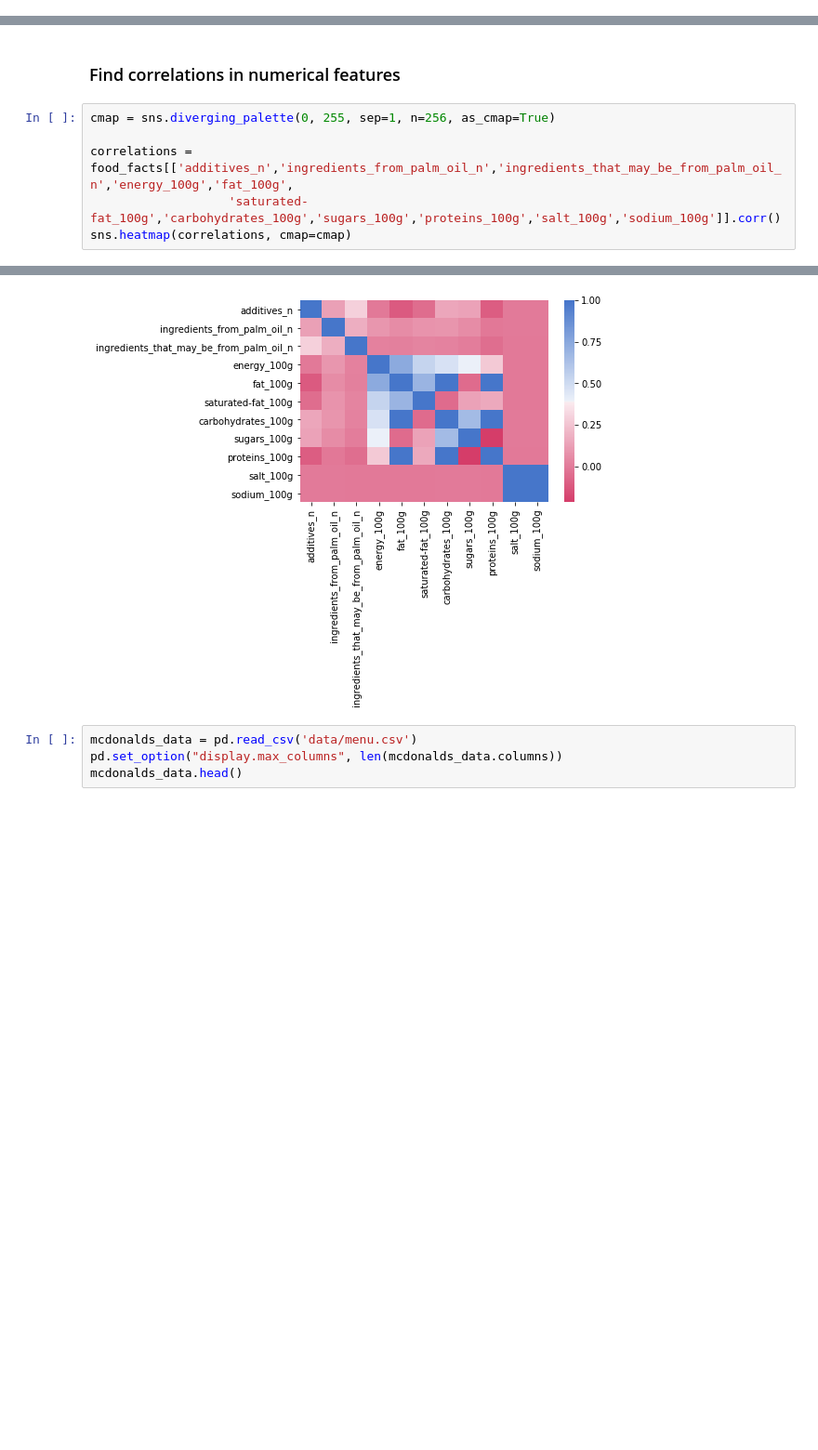
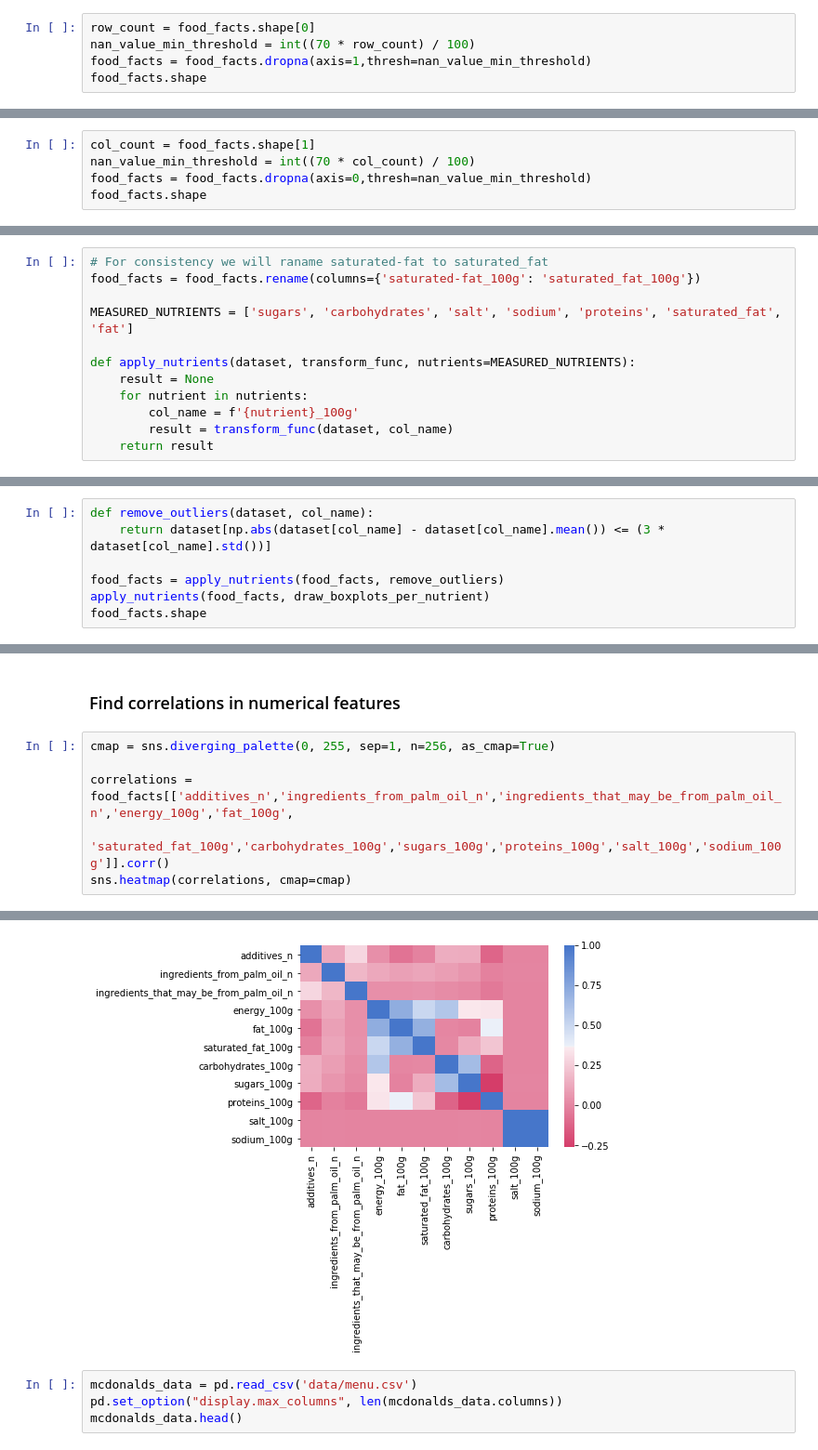
Before and after one commit to powerslider/ai_softuni, a Jupyter notebook: 02_Data_Science/Exam/EDA-Nutrient-Content-Consumption.ipynb, the cells around one changed output, grey strips where cells are left out. Shown at 93% size. Drawn from its saved outputs; the diff is of its cells as text; blank space fills up the shorter version.

```diff
--- a/02_Data_Science/Exam/EDA-Nutrient-Content-Consumption.ipynb
+++ b/02_Data_Science/Exam/EDA-Nutrient-Content-Consumption.ipynb
@@ -55,0 +80,5 @@ list(food_facts.columns)
+# %%
+row_count = food_facts.shape[0]
+nan_value_min_threshold = int((70 * row_count) / 100)
+food_facts = food_facts.dropna(axis=1,thresh=nan_value_min_threshold)
+food_facts.shape
@@ -55,0 +109,5 @@ list(food_facts.columns)
+# %%
+col_count = food_facts.shape[1]
+nan_value_min_threshold = int((70 * col_count) / 100)
+food_facts = food_facts.dropna(axis=0,thresh=nan_value_min_threshold)
+food_facts.shape
@@ -55,0 +118,12 @@ list(food_facts.columns)
+# %%
+# For consistency we will raname saturated-fat to saturated_fat
+food_facts = food_facts.rename(columns={'saturated-fat_100g': 'saturated_fat_100g'})
+
+MEASURED_NUTRIENTS = ['sugars', 'carbohydrates', 'salt', 'sodium', 'proteins', 'saturated_fat', 'fat']
+
+def apply_nutrients(dataset, transform_func, nutrients=MEASURED_NUTRIENTS):
+    result = None
+    for nutrient in nutrients:
+        col_name = f'{nutrient}_100g'
+        result = transform_func(dataset, col_name)
+    return result
@@ -55,0 +158,7 @@ list(food_facts.columns)
+# %%
+def remove_outliers(dataset, col_name):
+    return dataset[np.abs(dataset[col_name] - dataset[col_name].mean()) <= (3 * dataset[col_name].std())]
+
+food_facts = apply_nutrients(food_facts, remove_outliers)
+apply_nutrients(food_facts, draw_boxplots_per_nutrient)
+food_facts.shape
@@ -284,12 +430,12 @@ for nutrient in MEASURED_NUTRIENTS:
 # %%
 cmap = sns.diverging_palette(0, 255, sep=1, n=256, as_cmap=True)
 
 correlations = food_facts[['additives_n','ingredients_from_palm_oil_n','ingredients_that_may_be_from_palm_oil_n','energy_100g','fat_100g',
-                   'saturated-fat_100g','carbohydrates_100g','sugars_100g','proteins_100g','salt_100g','sodium_100g']].corr()
+                   'saturated_fat_100g','carbohydrates_100g','sugars_100g','proteins_100g','salt_100g','sodium_100g']].corr()
 sns.heatmap(correlations, cmap=cmap)
 # %% [output]
 <matplotlib.axes._subplots.AxesSubplot at 0x...>
-[figure, old version]
+[figure, new version]
 # %%
 mcdonalds_data = pd.read_csv('data/menu.csv')
 pd.set_option("display.max_columns", len(mcdonalds_data.columns))
```
Also changed, not shown: parts of 36 cells of this notebook.
